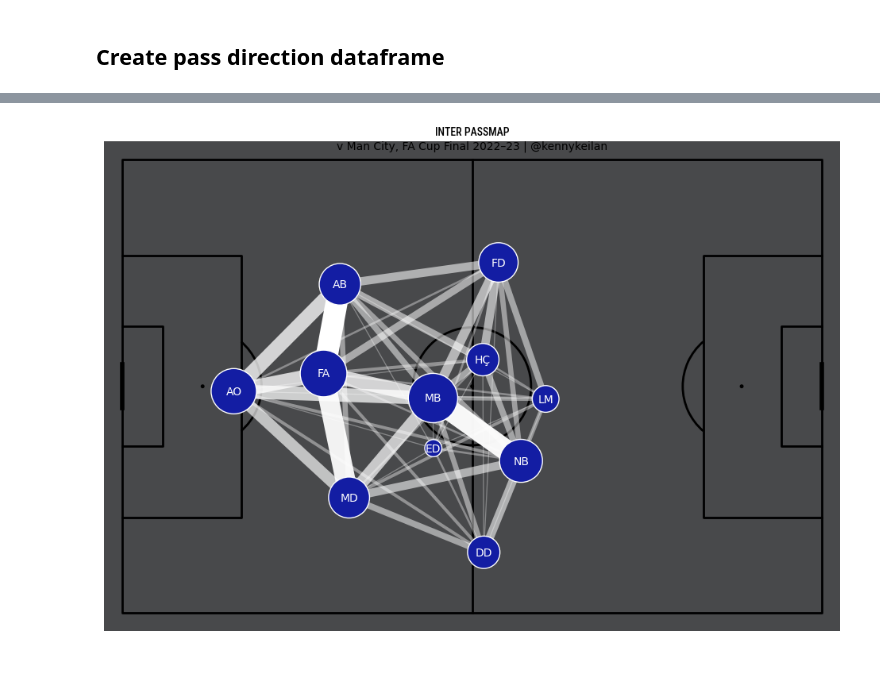
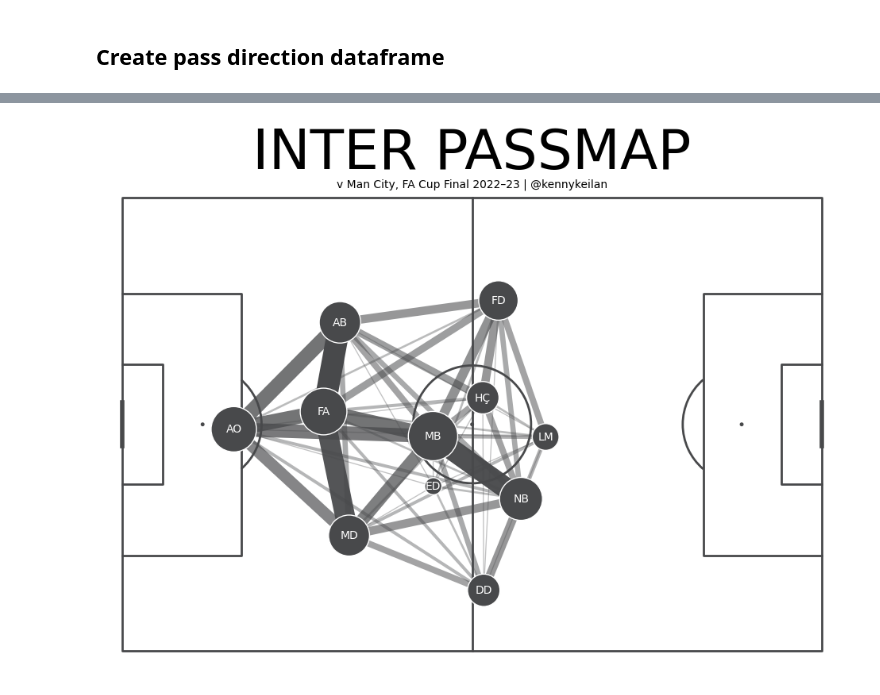
Before and after one commit to KeilanKenny/Football-Passmaps, a Jupyter notebook: src/create_passmap.ipynb, the cells around one changed output, grey strips where cells are left out. Drawn from its saved outputs; the diff is of its cells as text; code cells hidden in the pictures; blank space fills up the shorter version.

```diff
--- a/src/create_passmap.ipynb
+++ b/src/create_passmap.ipynb
@@ -53,7 +58,7 @@ def extract_data_from_dict(data):
 # %% [markdown]
 ## Enter html file name for desired match
 # %%
-match_html_path = 'Manchester City 1-0 Inter - Champions League 2022_2023 Live.html'
+match_html_path = '../data/Manchester City 1-0 Inter - Champions League 2022_2023 Live.html'
 json_data_txt = extract_json_from_html(match_html_path)
 data = json.loads(json_data_txt)
 events_dict, players_df, teams_dict = extract_data_from_dict(data)
@@ -147,13 +156,14 @@ def pass_network_visualization(ax, passes_between_df, average_locs_and_count_df,
     inter = '#131da3'
 
     MIN_TRANSPARENCY = 0.3
-    color = np.array(to_rgba(white))
+    # Passes colour
+    color = np.array(to_rgba(iron))
     color = np.tile(color, (len(passes_between_df), 1))
     c_transparency = passes_between_df.pass_count / passes_between_df.pass_count.max()
     c_transparency = (c_transparency * (1 - MIN_TRANSPARENCY)) + MIN_TRANSPARENCY
     color[:, 3] = c_transparency
 
-    pitch = Pitch(pitch_type='opta', pitch_color=iron, line_color='#000000')
+    pitch = Pitch(pitch_type='opta', pitch_color=white, line_color=iron)
     pitch.draw(ax=ax)
 
     if flipped:
@@ -167,9 +177,15 @@ def pass_network_visualization(ax, passes_between_df, average_locs_and_count_df,
     pass_lines = pitch.lines(passes_between_df.x, passes_between_df.y,
                              passes_between_df.x_end, passes_between_df.y_end, lw=passes_between_df.width,
                              color=color, zorder=1, ax=ax)
-    pass_nodes = pitch.scatter(average_locs_and_count_df.x, average_locs_and_count_df.y,
+    pass_nodes = pitch.scatter(average_locs_and_count_df.x,
+                               average_locs_and_count_df.y,
                                s=average_locs_and_count_df.marker_size, marker='o',
-                               color=inter, edgecolors=white, linewidth=1, alpha=1, ax=ax)
+                               color=iron, # Node colour
+                               edgecolors=white,
+                               linewidth=1,
+                               alpha=1,
+                               ax=ax
+                               )
     for index, row in average_locs_and_count_df.iterrows():
         player_name = row["name"].split()
         player_initials = "".join(word[0] for word in player_name).upper()
@@ -208,23 +234,21 @@ plt.show()
 # %%
 fig, ax = plt.subplots(figsize=(10, 10))
 plt.tight_layout()
 fig.set_facecolor("#FFFFFF")
 
 # plot variables
-main_color = '#474746'
-font_bold = FontManager(("https://github.com/google/fonts/blob/main/apache/roboto/static/"
-                         "RobotoCondensed-Medium.ttf?raw=true"))
-
-
+main_color = '#000000'
 
 pass_network_visualization(ax, away_passes_between_df, away_average_locs_and_count_df)
-ax.set_title(f"{teams_dict[away_team_id].upper()} PASSMAP", color="#000000", fontsize=50, fontproperties=font_bold.prop)
+# Title
+ax.set_title(f"{teams_dict[away_team_id].upper()} PASSMAP", color="#000000", fontsize=50)
 subtitle = f"v {teams_dict[home_team_id]}, FA Cup Final 2022–23 | @kennykeilan"
+# Info
 plt.text(50, 103, subtitle, horizontalalignment='center', verticalalignment='center', color="#000000", fontsize=10)
-plt.savefig('output.png', bbox_inches='tight')
+plt.savefig('../outputs/output.png', bbox_inches='tight')
 plt.show()
 # %% [output]
-[figure, old version]
+[figure, new version]
 # %%
 fig, ax = plt.subplots(figsize=(10, 10))
 plt.tight_layout()
```
Also changed, not shown: parts of 13 cells of this notebook, 7 other files.
